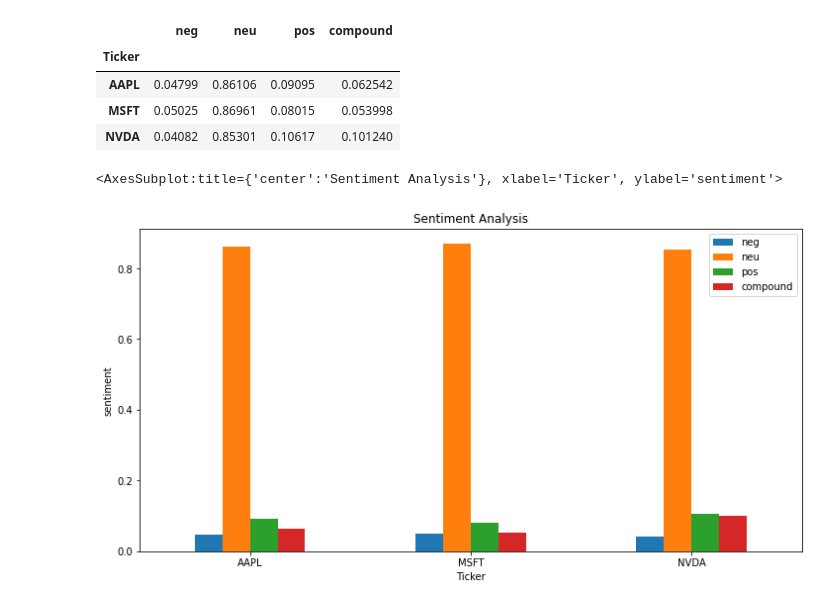
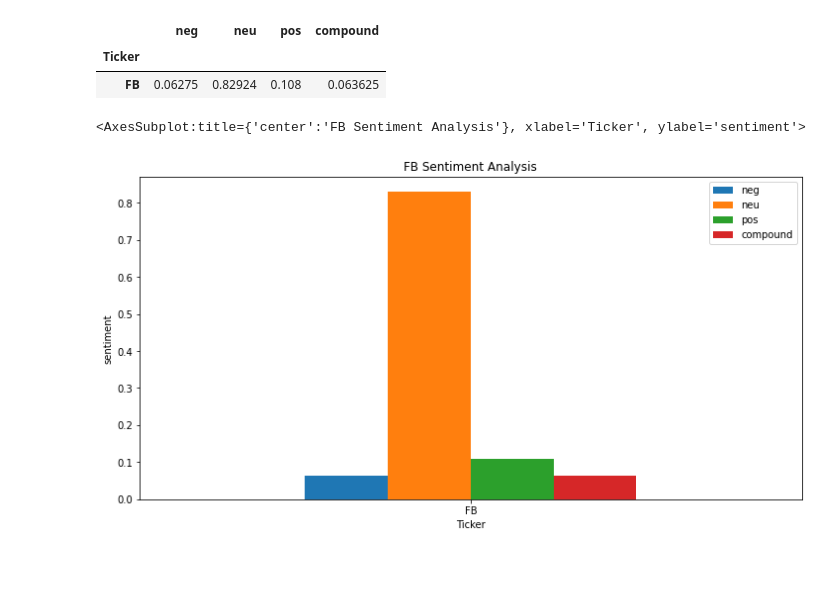
Before and after one commit to dbogatic/finviz-stock-screen, a Jupyter notebook: finviz_sentiment.ipynb, the cells around one changed output. Saved outputs shown, nothing was run; the diff lists cells and outputs as text; code cells hidden in the pictures; blank space fills up the shorter version.

Commit message:
add multi stock sentiment

```diff
--- a/finviz_sentiment.ipynb
+++ b/finviz_sentiment.ipynb
@@ -30,7 +25,7 @@ news_three = stock_three.TickerNews()
 # %%
-news_one['Ticker'] = ticker_one
-news_one.head()
-news_one['Date']= pd.to_datetime(news_one['Date'])
-news_one
+news['Ticker'] = ticker
+news.head()
+news['Date']= pd.to_datetime(news['Date'])
+news
 # %% [output]
 |  | Date | Title | Link | Ticker |
@@ -51,10 +46,10 @@ news_one
 vader = SentimentIntensityAnalyzer()
 
 # Iterate through the headlines and get the polarity scores using vader
-scores_one = news_one['Title'].apply(vader.polarity_scores).tolist()
+scores = news['Title'].apply(vader.polarity_scores).tolist()
 
 # Convert the 'scores' list of dicts into a DataFrame
-scores_one = pd.DataFrame(scores_one)
-scores_one.head()
+scores = pd.DataFrame(scores)
+scores.head()
 # %% [output]
 |  | neg | neu | pos | compound |
@@ -114,6 +61,5 @@ scores_three.head()
 # %%
-sentiment_one = pd.concat([news_one, scores_one], join='inner', axis=1)
-sentiment_one.head()
-sentiment_one
+sentiment = pd.concat([news, scores], join='inner', axis=1)
+sentiment.head()
 # %% [output]
 |  | Date | Title | Link | Ticker | neg | neu | pos | compound |
@@ -188,18 +83,12 @@ sentiment_three.describe()
-# %%
-sentiment_one = sentiment_one.groupby('Ticker').mean()
-sentiment_two = sentiment_two.groupby('Ticker').mean()
-sentiment_three = sentiment_three.groupby('Ticker').mean()
-
-sentiment_combined = pd.concat([sentiment_one,sentiment_two,sentiment_three], join='inner', axis=0)
-sentiment_combined
-# %% [output]
-|  | neg | neu | pos | compound |
-| Ticker |  |  |  |  |
-| AAPL | 0.04799 | 0.86106 | 0.09095 | 0.062542 |
-| MSFT | 0.05025 | 0.86961 | 0.08015 | 0.053998 |
-| NVDA | 0.04082 | 0.85301 | 0.10617 | 0.101240 |
+# %%
+sentiment = sentiment.groupby('Ticker').mean()
+sentiment
+# %% [output]
+|  | neg | neu | pos | compound |
+| Ticker |  |  |  |  |
+| FB | 0.06275 | 0.82924 | 0.108 | 0.063625 |
 # %%
-sentiment_combined.plot.bar(figsize=(12,6),title='Sentiment Analysis',ylabel='sentiment', rot=0)
+sentiment.plot.bar(figsize=(12,6),title=f'{ticker} Sentiment Analysis',ylabel='sentiment', rot=0)
 # %% [output]
-<AxesSubplot:title={'center':'Sentiment Analysis'}, xlabel='Ticker', ylabel='sentiment'>
+<AxesSubplot:title={'center':'FB Sentiment Analysis'}, xlabel='Ticker', ylabel='sentiment'>
-[figure, old version]
+[figure, new version]
```
Also changed, not shown: parts of 16 cells of this notebook, 19 other files.
